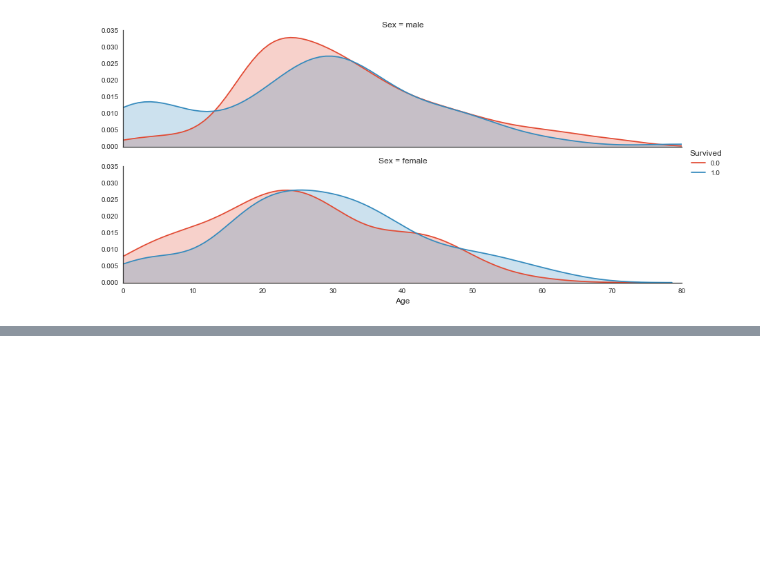
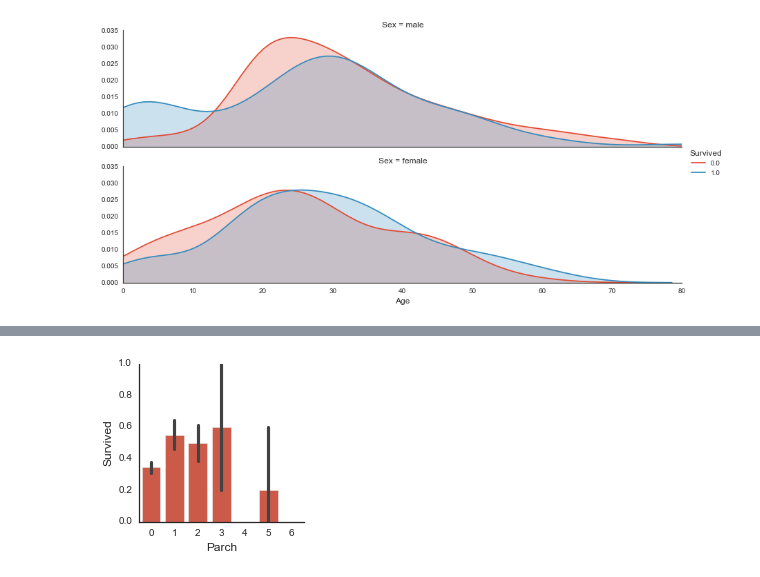
Before and after one commit to MadhaoWagh/Titanic, a Jupyter notebook: Notebook1.ipynb, the cells around one changed output, grey strips where cells are left out. Cells and saved outputs as stored; diff of their text form; code cells hidden in the pictures; blank space fills up the shorter version.

```diff
--- a/Notebook1.ipynb
+++ b/Notebook1.ipynb
@@ -141,0 +152,5 @@ plot_distribution( titanic , var = 'Age' , target = 'Survived' , row = 'Sex' )
+# %%
+# Plot survival rate by Embarked
+plot_categories( titanic , cat = 'Parch' , target = 'Survived' )
+# %% [output]
+[figure, added]
```
Also changed, not shown: parts of 15 cells of this notebook.
